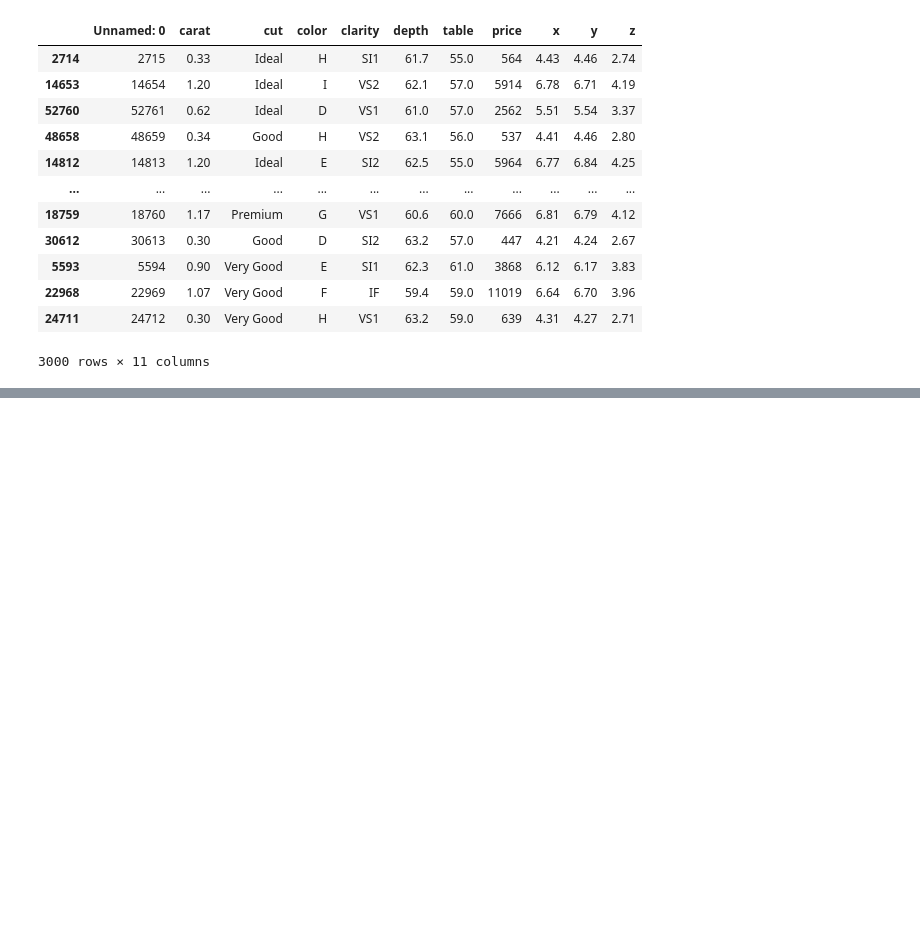
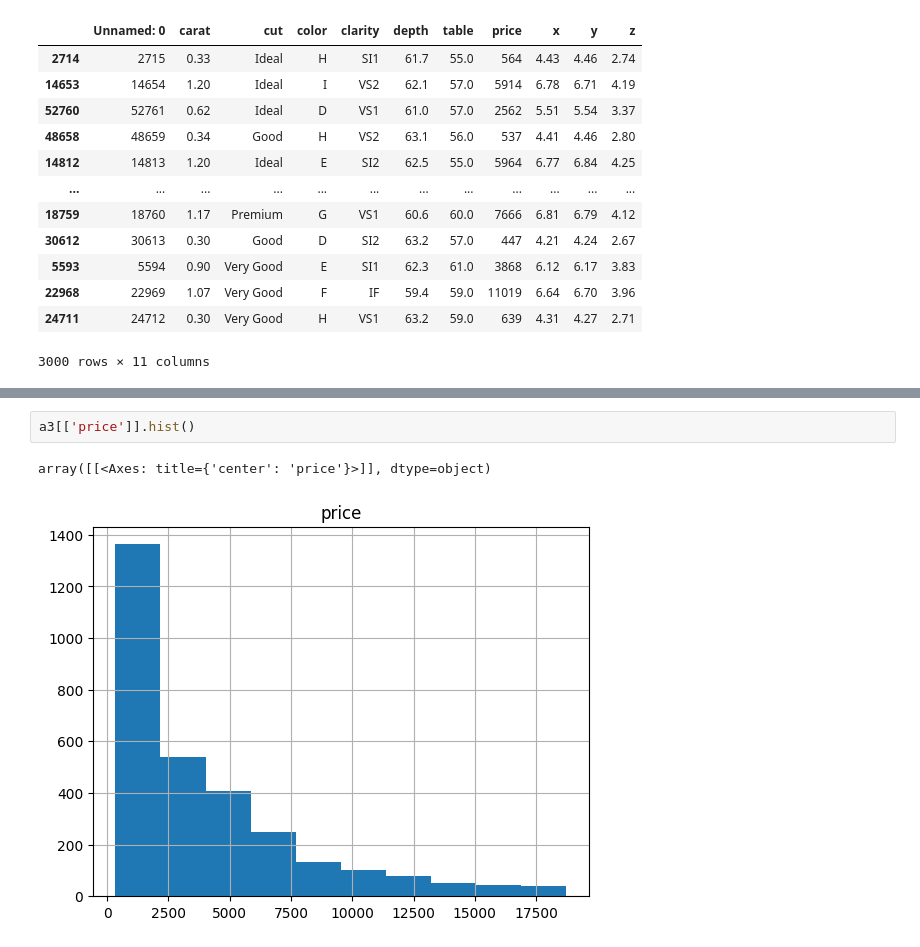
Before and after one commit to giossaurus/BigDataScienceFIAP, a Jupyter notebook: aula2EstatisticaDescritiva.ipynb, the cells around one changed output, grey strips where cells are left out. Cells and saved outputs as stored; diff of their text form; blank space fills up the shorter version.

```diff
--- a/aula2EstatisticaDescritiva.ipynb
+++ b/aula2EstatisticaDescritiva.ipynb
@@ -130,0 +148,5 @@ a3
+# %%
+a3[['price']].hist()
+# %% [output]
+array([[<Axes: title={'center': 'price'}>]], dtype=object)
+[figure, added]
```
Also changed, not shown: parts of 7 cells of this notebook.
